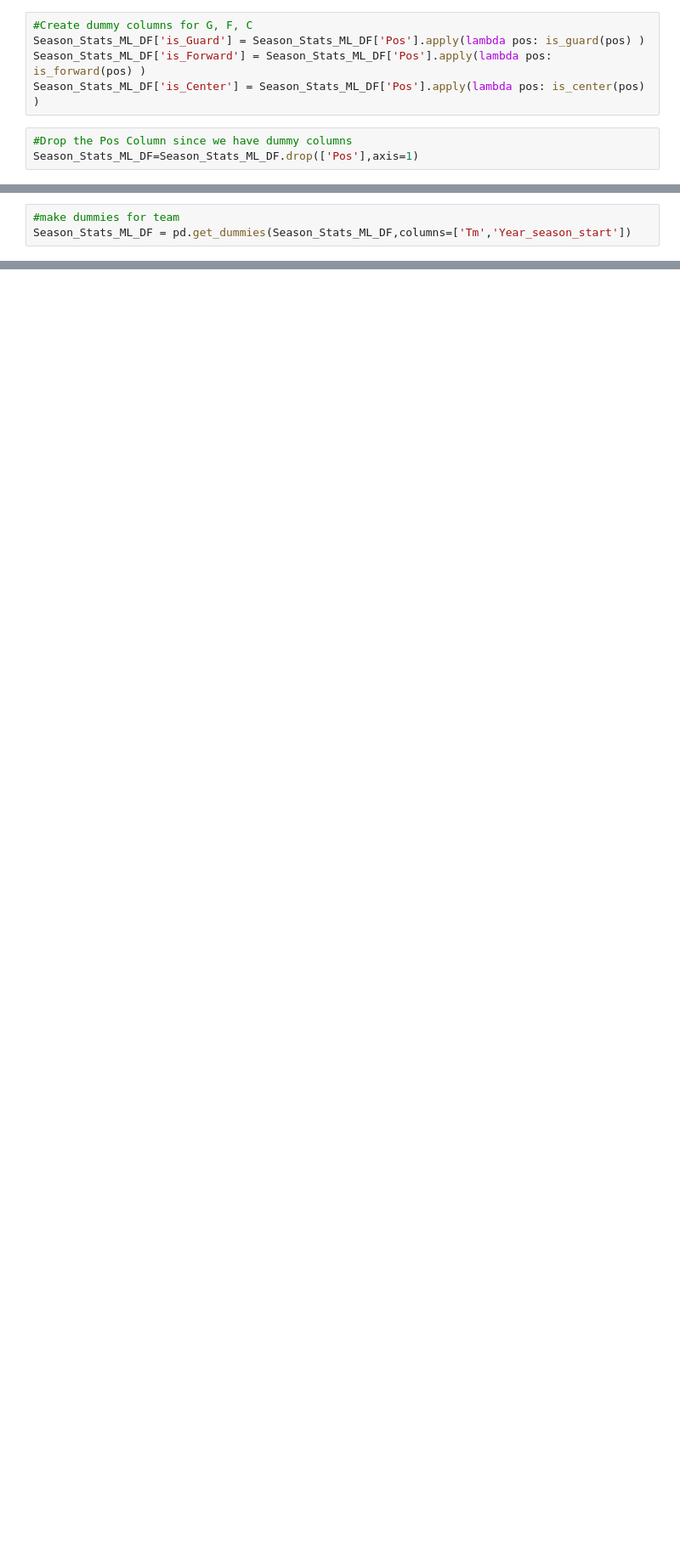
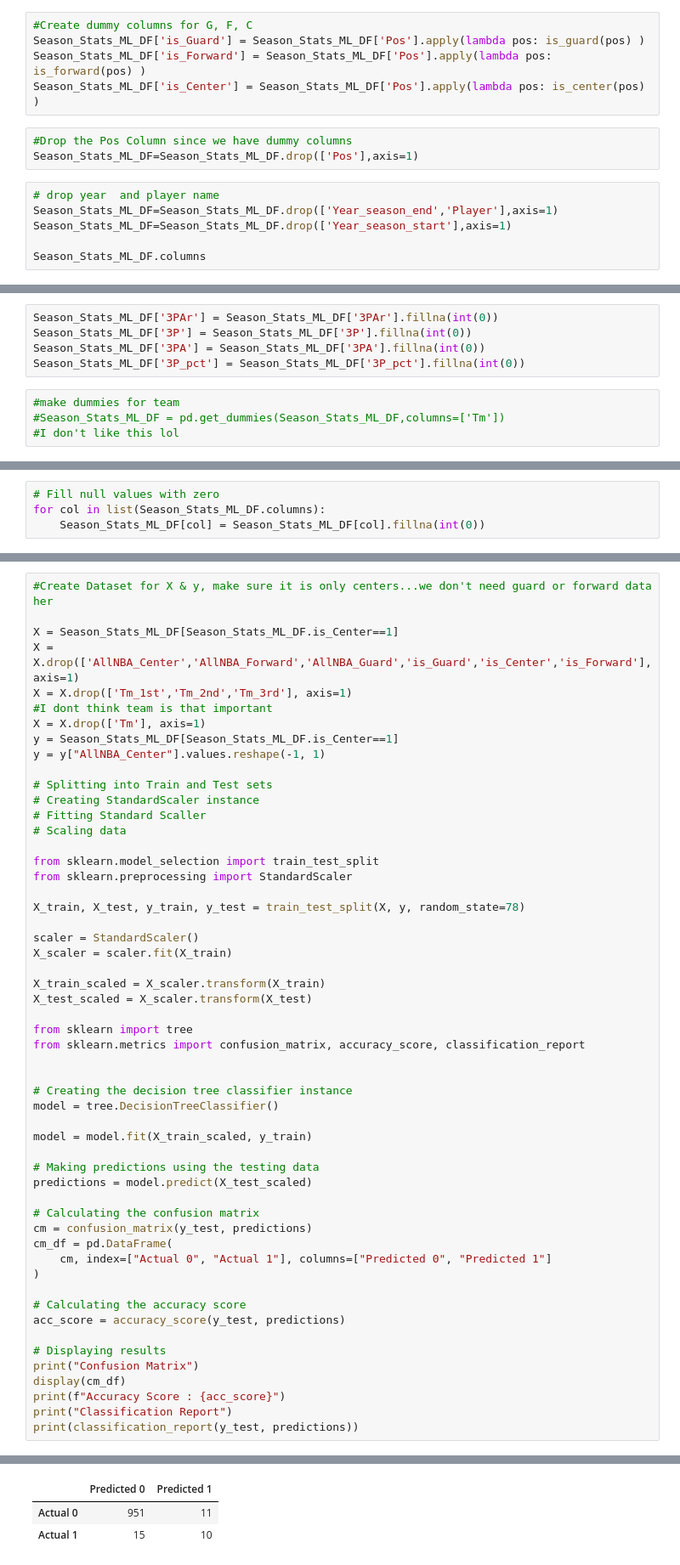
Before and after one commit to AForbis/Bootcamp_Final_Project, a Jupyter notebook: final_project_segment.ipynb, the cells around one changed output, grey strips where cells are left out. Shown: that part at 85% size. Saved outputs shown, nothing was run; the diff lists cells and outputs as text; blank space fills up the shorter version.

```diff
--- a/final_project_segment.ipynb
+++ b/final_project_segment.ipynb
@@ -102,3 +169,9 @@ Season_Stats_ML_DF['is_Center'] = Season_Stats_ML_DF['Pos'].apply(lambda pos: is
 # %%
 #Drop the Pos Column since we have dummy columns
 Season_Stats_ML_DF=Season_Stats_ML_DF.drop(['Pos'],axis=1)
+# %%
+# drop year  and player name
+Season_Stats_ML_DF=Season_Stats_ML_DF.drop(['Year_season_end','Player'],axis=1)
+Season_Stats_ML_DF=Season_Stats_ML_DF.drop(['Year_season_start'],axis=1)
+
+Season_Stats_ML_DF.columns
@@ -105,3 +201,9 @@ Season_Stats_ML_DF=Season_Stats_ML_DF.drop(['Pos'],axis=1)
+# %%
+Season_Stats_ML_DF['3PAr'] = Season_Stats_ML_DF['3PAr'].fillna(int(0))
+Season_Stats_ML_DF['3P'] = Season_Stats_ML_DF['3P'].fillna(int(0))
+Season_Stats_ML_DF['3PA'] = Season_Stats_ML_DF['3PA'].fillna(int(0))
+Season_Stats_ML_DF['3P_pct'] = Season_Stats_ML_DF['3P_pct'].fillna(int(0))
 # %%
 #make dummies for team
-Season_Stats_ML_DF = pd.get_dummies(Season_Stats_ML_DF,columns=['Tm','Year_season_start'])
+#Season_Stats_ML_DF = pd.get_dummies(Season_Stats_ML_DF,columns=['Tm'])
+#I don't like this lol
@@ -121,0 +210,4 @@ Season_Stats_ML_DF.head()
+# %%
+# Fill null values with zero
+for col in list(Season_Stats_ML_DF.columns):
+    Season_Stats_ML_DF[col] = Season_Stats_ML_DF[col].fillna(int(0))
@@ -121,0 +216,55 @@ Season_Stats_ML_DF.head()
+# %%
+#Create Dataset for X & y, make sure it is only centers...we don't need guard or forward data her
+
+X = Season_Stats_ML_DF[Season_Stats_ML_DF.is_Center==1]
+X = X.drop(['AllNBA_Center','AllNBA_Forward','AllNBA_Guard','is_Guard','is_Center','is_Forward'], axis=1)
+X = X.drop(['Tm_1st','Tm_2nd','Tm_3rd'], axis=1)
+#I dont think team is that important
+X = X.drop(['Tm'], axis=1)
+y = Season_Stats_ML_DF[Season_Stats_ML_DF.is_Center==1]
+y = y["AllNBA_Center"].values.reshape(-1, 1)
+
+# Splitting into Train and Test sets
+# Creating StandardScaler instance
+# Fitting Standard Scaller
+# Scaling data
+
+from sklearn.model_selection import train_test_split
+from sklearn.preprocessing import StandardScaler
+
+X_train, X_test, y_train, y_test = train_test_split(X, y, random_state=78)
+
+scaler = StandardScaler()
+X_scaler = scaler.fit(X_train)
+
+X_train_scaled = X_scaler.transform(X_train)
+X_test_scaled = X_scaler.transform(X_test)
+
+from sklearn import tree
+from sklearn.metrics import confusion_matrix, accuracy_score, classification_report
+
+
+# Creating the decision tree classifier instance
+model = tree.DecisionTreeClassifier()
+
+model = model.fit(X_train_scaled, y_train)
+
+# Making predictions using the testing data
+predictions = model.predict(X_test_scaled)
+
+# Calculating the confusion matrix
+cm = confusion_matrix(y_test, predictions)
+cm_df = pd.DataFrame(
+    cm, index=["Actual 0", "Actual 1"], columns=["Predicted 0", "Predicted 1"]
+)
+
+# Calculating the accuracy score
+acc_score = accuracy_score(y_test, predictions)
+
+# Displaying results
+print("Confusion Matrix")
+display(cm_df)
+print(f"Accuracy Score : {acc_score}")
+print("Classification Report")
+print(classification_report(y_test, predictions))
+# %% [output]
@@ -121,0 +272,3 @@ Season_Stats_ML_DF.head()
+|  | Predicted 0 | Predicted 1 |
+| Actual 0 | 951 | 11 |
+| Actual 1 | 15 | 10 |
```
Also changed, not shown: parts of 25 cells of this notebook.
